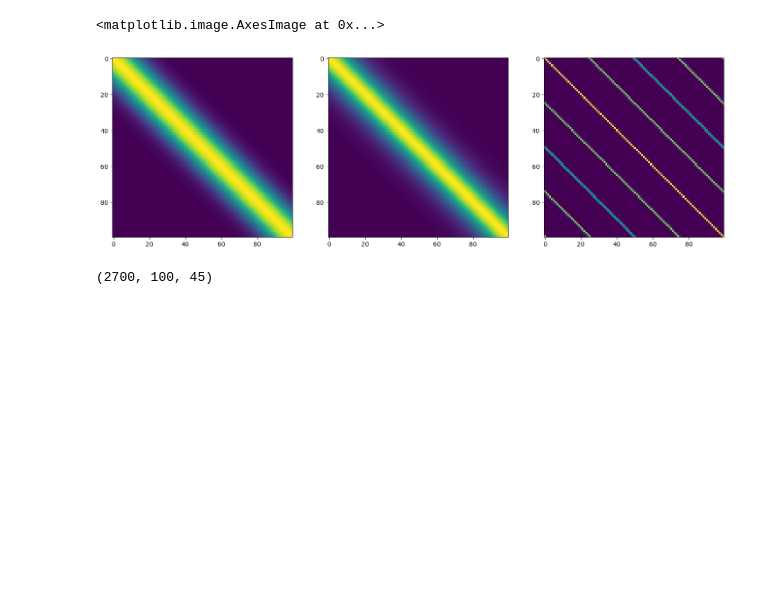
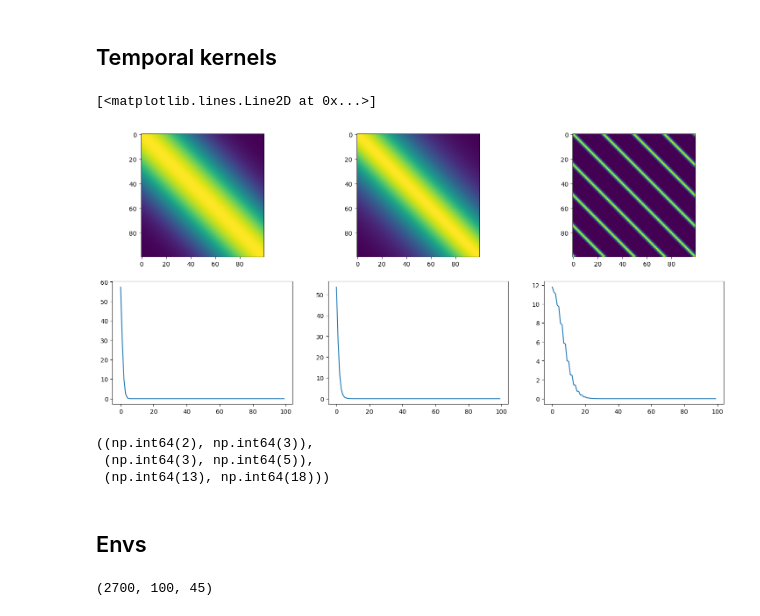
Before and after one commit to ljnel/cd_project, a Jupyter notebook: notebooks/bilinear.ipynb, the cells around one changed output. Saved outputs shown, nothing was run; the diff lists cells and outputs as text; code cells hidden in the pictures; blank space fills up the shorter version.

```diff
--- a/notebooks/bilinear.ipynb
+++ b/notebooks/bilinear.ipynb
@@ -7,14 +8,38 @@ from algs.bilinear_trajectory_encoder import *
 from utils.windows import strided_window_view
+# %% [markdown]
+## Temporal kernels
 # %%
 t = np.linspace(0, 1, 100)
-fig, ax = plt.subplots(1, 3, figsize=(18, 8))
+fig, ax = plt.subplots(2, 3, figsize=(18, 8))
 
-ax[0].imshow(RBFKernel()(t))
-ax[1].imshow(Matern52Kernel()(t))
-ax[2].imshow(PeriodicKernel(period=0.25)(t))
+l = 0.29
+K_rbf = RBFKernel(n_steps=100, length_scale=l)(t)
+K_matern = MaternKernel(n_steps=100, length_scale=l)(t)
+K_periodic = PeriodicKernel(period=0.25, n_steps=100, length_scale=l)(t)
+
+ax[0,0].imshow(K_rbf)
+ax[0,1].imshow(K_matern)
+ax[0,2].imshow(K_periodic)
+
+ax[1,0].plot(np.linalg.eigvalsh(K_rbf)[::-1])
+ax[1,1].plot(np.linalg.eigvalsh(K_matern)[::-1])
+ax[1,2].plot(np.linalg.eigvalsh(K_periodic)[::-1])
 # %% [output]
-<matplotlib.image.AxesImage at 0x...>
+[<matplotlib.lines.Line2D at 0x...>]
-[figure, old version]
+[figure, new version]
+# %%
+def var_explained(K):
+    eigvals = np.linalg.eigvalsh(K)[::-1]  # big to small
+    var_explained = np.cumsum(eigvals) / np.sum(eigvals)
+    return np.searchsorted(var_explained, 0.95), np.searchsorted(var_explained, 0.99)
+
+var_explained(K_rbf), var_explained(K_matern), var_explained(K_periodic)
+# %% [output]
+((np.int64(2), np.int64(3)),
+ (np.int64(3), np.int64(5)),
+ (np.int64(13), np.int64(18)))
+# %% [markdown]
+## Envs
 # %%
 x_tr, x_te, y_true, _ = load_experiment('humanoid', trim=True)
 # %%
```
Also changed, not shown: parts of 11 cells of this notebook, 9 other files.
